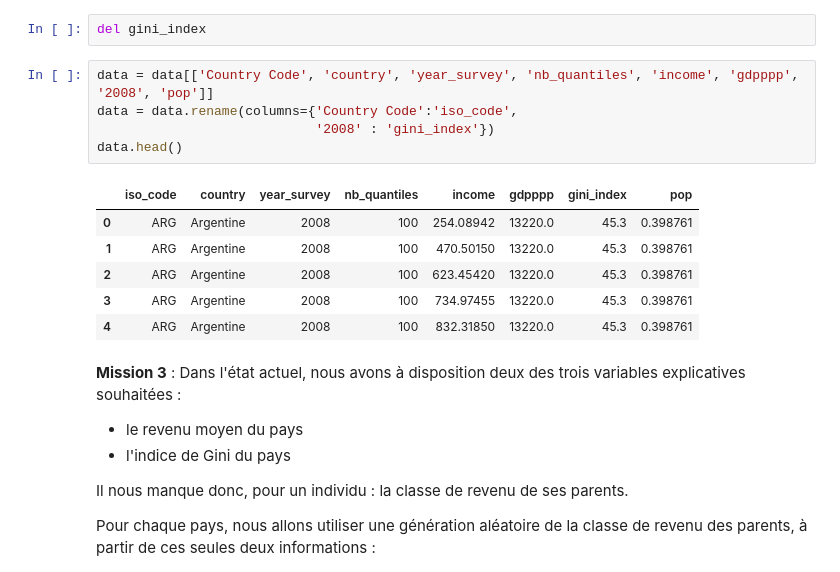
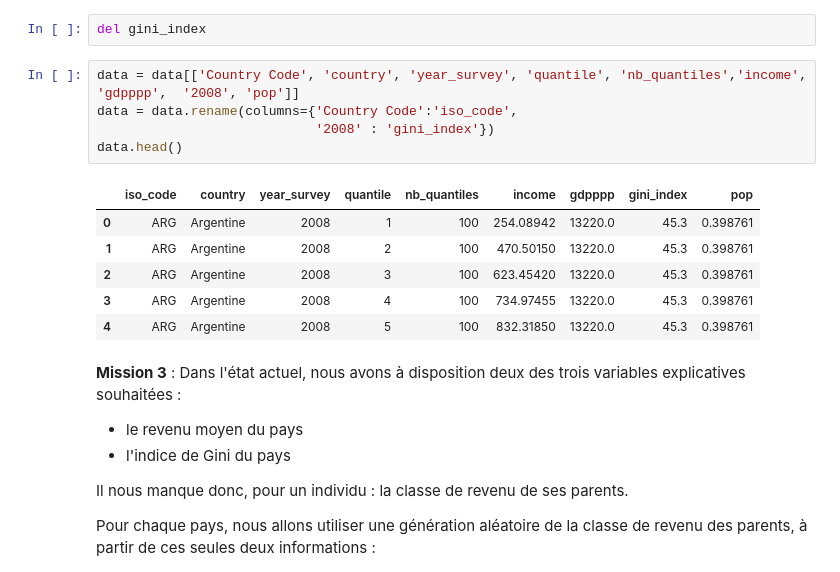
Before and after one commit to Sylvariane/prediction_revenus, a Jupyter notebook: P07_code.ipynb, the cells around one changed output. Drawn from its saved outputs; the diff is of its cells as text.

```diff
--- a/P07_code.ipynb
+++ b/P07_code.ipynb
@@ -270,17 +342,17 @@ data = pd.merge(data, gini_index, left_on = 'iso_code', right_on='Country Code')
 # %%
 del gini_index
 # %%
-data = data[['Country Code', 'country', 'year_survey', 'nb_quantiles', 'income', 'gdpppp',  '2008', 'pop']]
+data = data[['Country Code', 'country', 'year_survey', 'quantile', 'nb_quantiles','income', 'gdpppp',  '2008', 'pop']]
 data = data.rename(columns={'Country Code':'iso_code',
                             '2008' : 'gini_index'})
 data.head()
 # %% [output]
-|  | iso_code | country | year_survey | nb_quantiles | income | gdpppp | gini_index | pop |
-| 0 | ARG | Argentine | 2008 | 100 | 254.08942 | 13220.0 | 45.3 | 0.398761 |
-| 1 | ARG | Argentine | 2008 | 100 | 470.50150 | 13220.0 | 45.3 | 0.398761 |
-| 2 | ARG | Argentine | 2008 | 100 | 623.45420 | 13220.0 | 45.3 | 0.398761 |
-| 3 | ARG | Argentine | 2008 | 100 | 734.97455 | 13220.0 | 45.3 | 0.398761 |
-| 4 | ARG | Argentine | 2008 | 100 | 832.31850 | 13220.0 | 45.3 | 0.398761 |
+|  | iso_code | country | year_survey | quantile | nb_quantiles | income | gdpppp | gini_index | pop |
+| 0 | ARG | Argentine | 2008 | 1 | 100 | 254.08942 | 13220.0 | 45.3 | 0.398761 |
+| 1 | ARG | Argentine | 2008 | 2 | 100 | 470.50150 | 13220.0 | 45.3 | 0.398761 |
+| 2 | ARG | Argentine | 2008 | 3 | 100 | 623.45420 | 13220.0 | 45.3 | 0.398761 |
+| 3 | ARG | Argentine | 2008 | 4 | 100 | 734.97455 | 13220.0 | 45.3 | 0.398761 |
+| 4 | ARG | Argentine | 2008 | 5 | 100 | 832.31850 | 13220.0 | 45.3 | 0.398761 |
 # %% [markdown]
 **Mission 3** : Dans l'état actuel, nous avons à disposition deux des trois variables explicatives souhaitées :
 - le revenu moyen du pays
```
Also changed, not shown: parts of 19 cells of this notebook.
